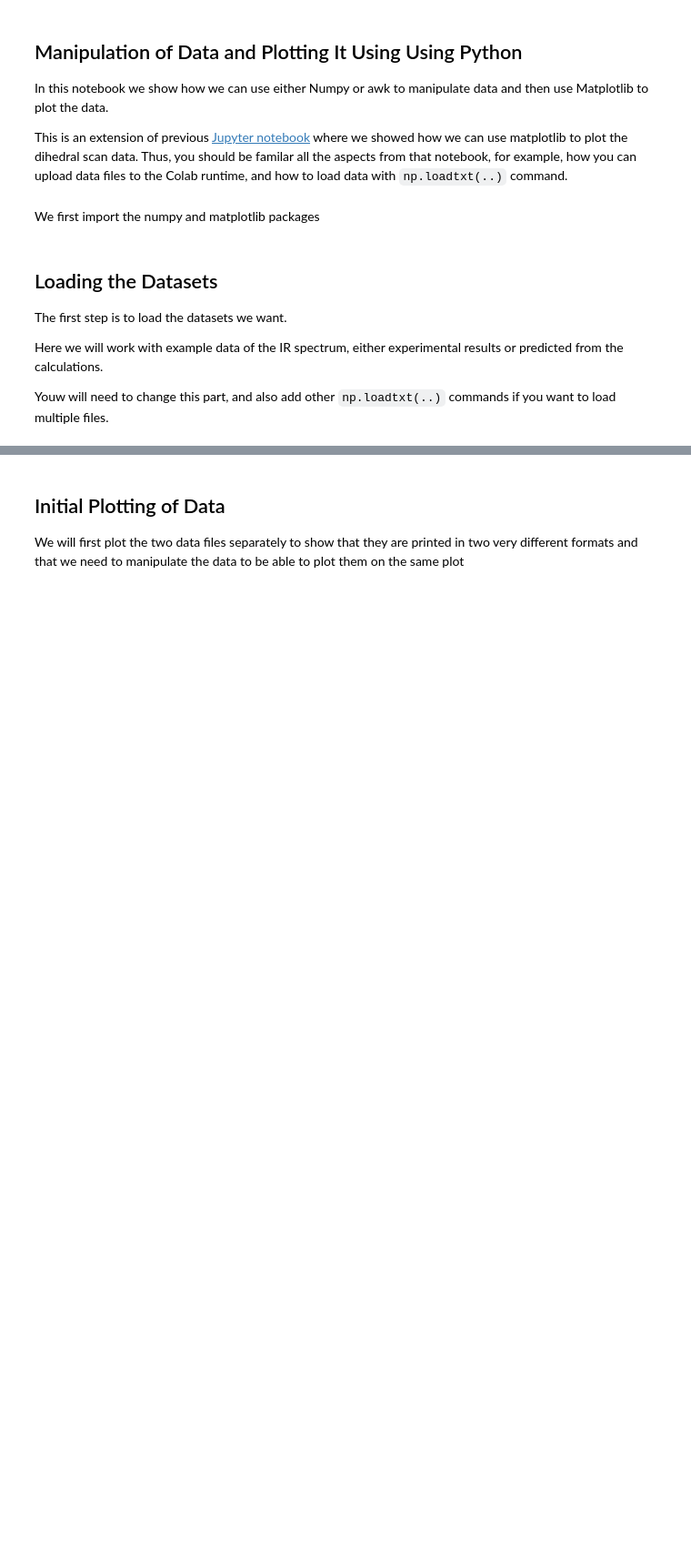
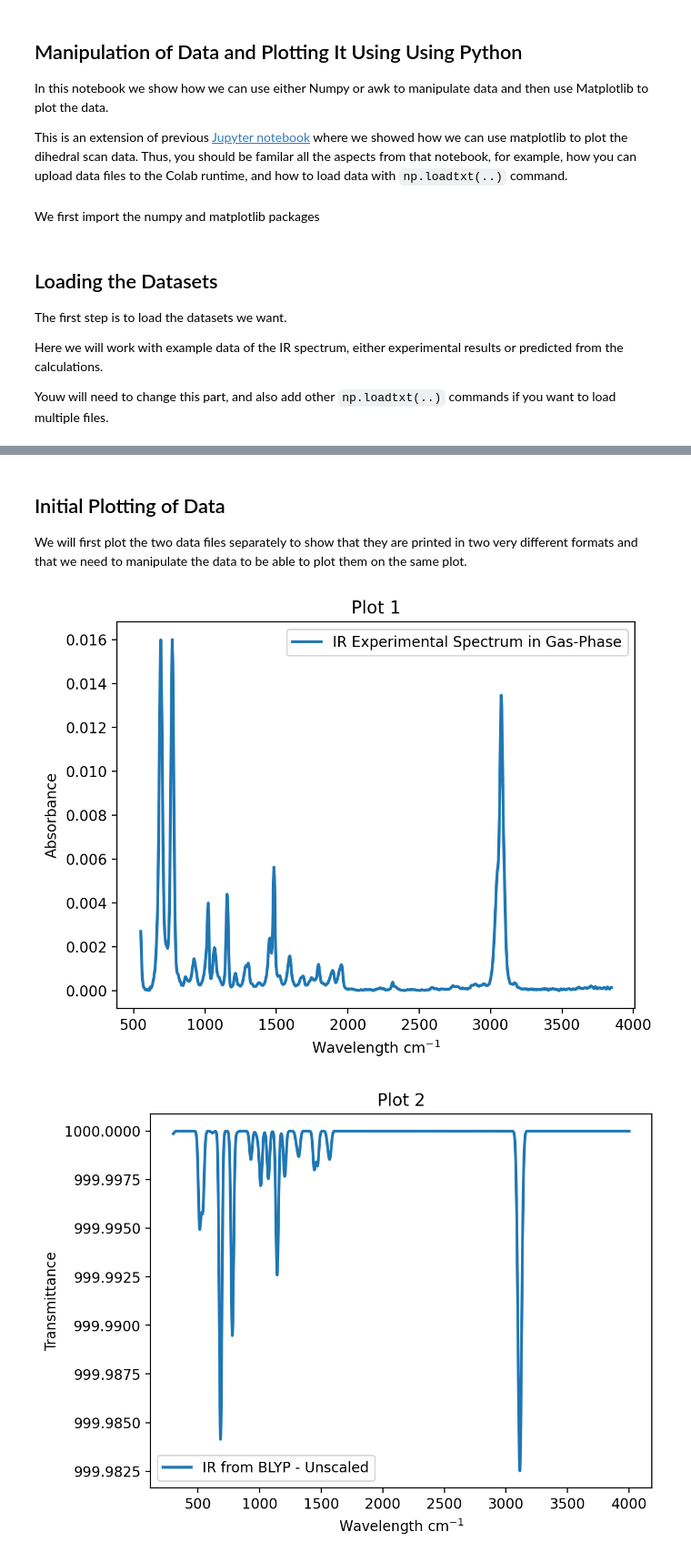
Before and after one commit to valsson-group/UNT-Chem5660-Fall2023, a Jupyter notebook: Python-PlotData/Plot_IR_Spectra.ipynb, the cells around one changed output, grey strips where cells are left out. Shown at 91% size. Cells and saved outputs as stored; diff of their text form; code cells hidden in the pictures; blank space fills up the shorter version.

```diff
--- a/Python-PlotData/Plot_IR_Spectra.ipynb
+++ b/Python-PlotData/Plot_IR_Spectra.ipynb
@@ -36,4 +44,41 @@ ir_exp = np.loadtxt("azobenzene_ir-spectra_gas-phase.dat")
 # %% [markdown]
 ## Initial Plotting of Data
 
-We will first plot the two data files separately to show that they are printed in two very different formats and that we need to manipulate the data to be able to plot them on the same plot
+We will first plot the two data files separately to show that they are printed in two very different formats and that we need to manipulate the data to be able to plot them on the same plot.
+# %%
+# Plot 1
+plt.plot(ir_exp[:,0],
+         ir_exp[:,1],
+         "-",
+         linewidth=2,
+         label="IR Experimental Spectrum in Gas-Phase")
+plt.legend()
+# This the range of y-axis, might need to be adjusted
+plt.ylim([0.0,0.020])
+# You can use LaTeX math syntax in label text by enclosing it in $$
+plt.xlabel("Wavelength cm$^{-1}$")
+plt.ylabel("Absorbance")
+plt.title("Plot 1")
+# adding this command will show the current plot
+plt.show()
+
+# Plot 2
+plt.plot(ir_blyp[:,0],
+         ir_blyp[:,1],
+         "-",
+         linewidth=2,
+         label="IR from BLYP - Unscaled")
+plt.legend()
+# plt.ylim([0.0,0.020])
+# You can use LaTeX math syntax in label text by enclosing it in $$
+plt.xlabel("Wavelength cm$^{-1}$")
+plt.ylabel("Transmittance")
+plt.title("Plot 2")
+# This is trick to fix the formatting of y-ticks, only needed for the Transmittance plots
+ax = plt.gca()
+ax.ticklabel_format(useOffset=False)
+# adding this command will show the current plot
+plt.show()
+# %% [output]
+[figure, added]
+[figure, added]
```
Also changed, not shown: parts of 13 cells of this notebook.
